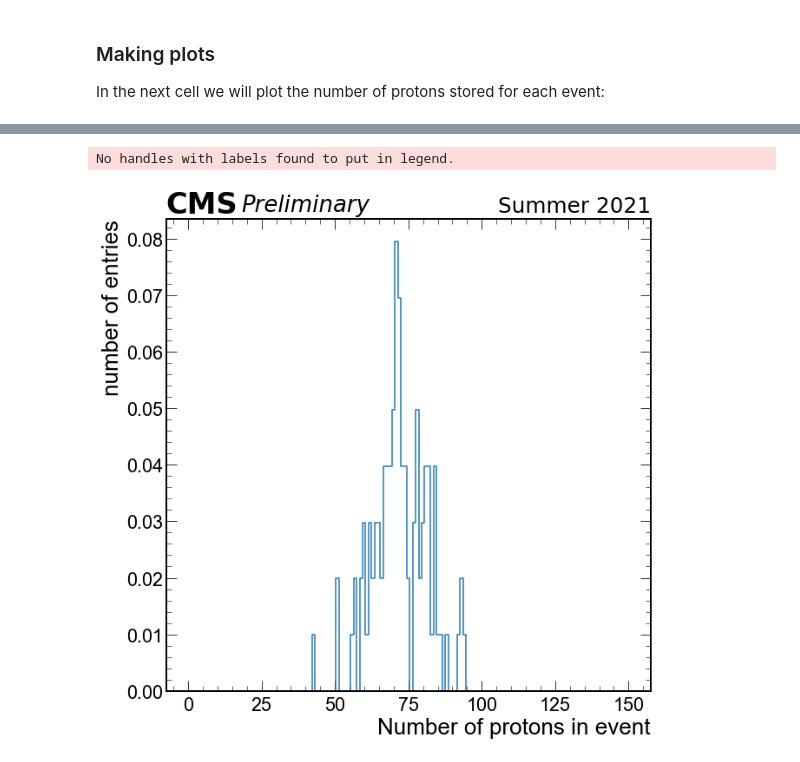
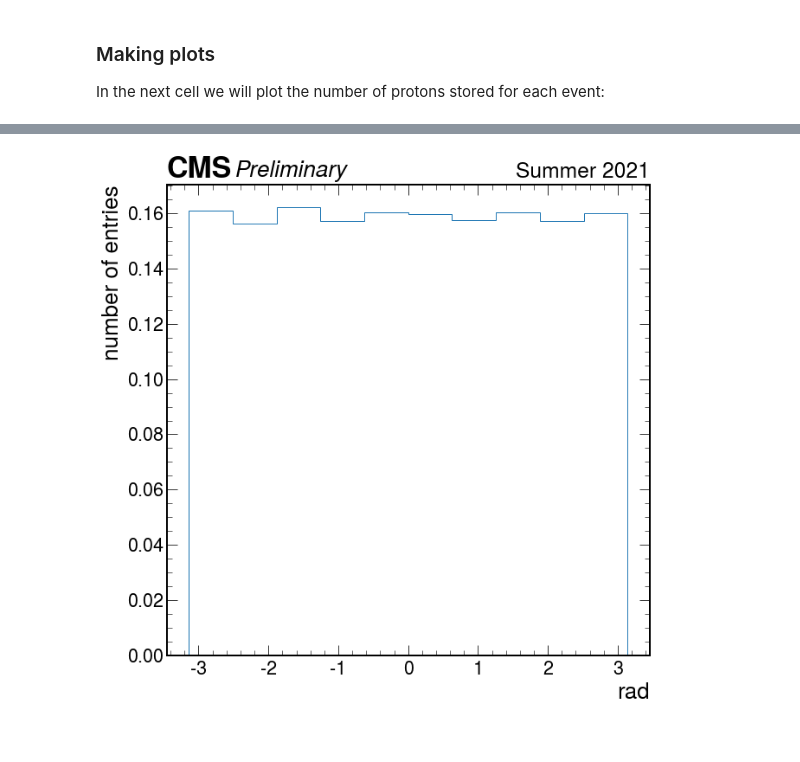
Before and after one commit to jloemker/SWAN, a Jupyter notebook: Exploration-notebook.ipynb, the cells around one changed output, grey strips where cells are left out. Saved outputs shown, nothing was run; the diff lists cells and outputs as text; code cells hidden in the pictures.

```diff
--- a/Exploration-notebook.ipynb
+++ b/Exploration-notebook.ipynb
@@ -31,13 +33,13 @@ plt.style.use(hep.style.CMS)
 #Execute this line if running on SWAN, otherwise update the path to the data files:
 PATH='/eos/cms/store/user/jjhollar/CERNSummerStudentProject2021/'
 #PATH='data'
-filename=PATH+'/gammagammaMuMu_FPMC_pT25_PU140_NTUPLE_1_version2.root'
+filename=PATH+'/gammagammaMuMu_FPMC_pT25_PU140_NTUPLE_1_version3.root'
 # %% [markdown]
 ## Loading the data (signal)
 
 We will load MC file of the simulated signal events. For more info how to read ROOT files, see [this](UpROOT4_example.ipynb) notebook
 # %%
-tree = uproot4.open(filename+":myana/mytree")
+tree = uproot.open(filename+":myana/mytree")
 # %% [markdown]
 Browse the names of the branches:
 # %%
@@ -74,13 +274,15 @@ data=np.histogram(proton_size, bins,density=True)
 # %%
-# plot a histogram of proton multiplicity
+mu_phi = tree['pfcand_phi'].array(library = "pd")
+
 f, ax = plt.subplots()
-hep.histplot(data, bins, ax=ax)
 
+plt.hist(mu_phi, histtype='step',density = True)
+#create legend
+#labels= ['\u03BC']
 #add different labels to the plot and save to a file
 hep.cms.label(llabel="Preliminary", rlabel="Summer 2021", ax=ax)
-ax.legend();
-ax.set(xlabel='Number of protons in event', ylabel='number of entries')
-plt.savefig('number_protons_signal.png')
+#ax.legend(labels,loc='center');
+ax.set(xlabel='rad', ylabel='number of entries')
+plt.savefig('Mu/phi.png')
 # %% [output]
-No handles with labels found to put in legend.
-[figure, old version]
+[figure, new version]
```
Also changed, not shown: parts of 16 cells of this notebook, 1 other file.
